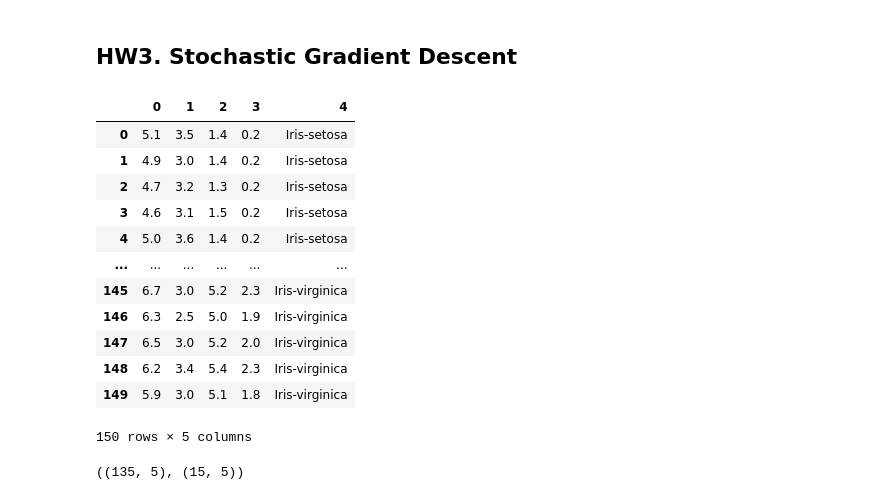
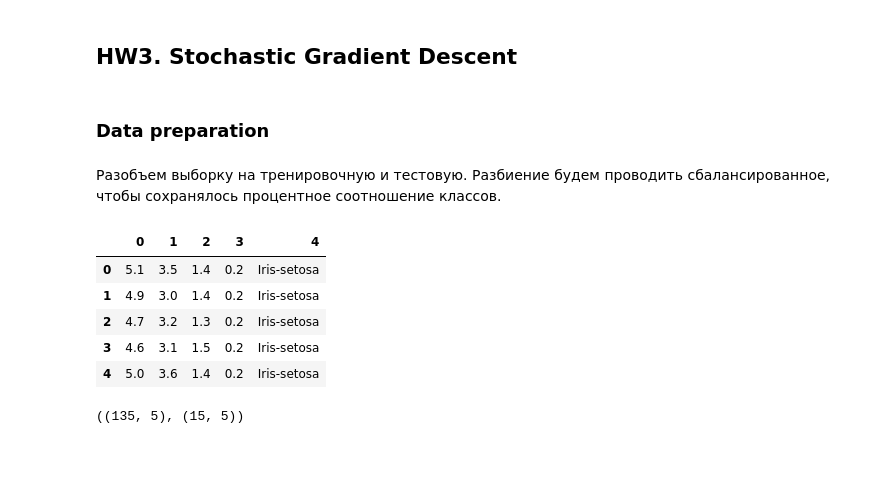
Before and after one commit to Jeniamakarchik/ML_2_part, a Jupyter notebook: HW_3/HW3_gradient_descent.ipynb, the cells around one changed output. Drawn from its saved outputs; the diff is of its cells as text; code cells hidden in the pictures; blank space fills up the shorter version.

```diff
--- a/HW_3/HW3_gradient_descent.ipynb
+++ b/HW_3/HW3_gradient_descent.ipynb
@@ -9,20 +13,16 @@ from sklearn.model_selection import train_test_split
+# %% [markdown]
+### Data preparation
+# %% [markdown]
+Разобъем выборку на тренировочную и тестовую. Разбиение будем проводить сбалансированное, чтобы сохранялось процентное соотношение классов.
 # %%
 classes = ('Iris-setosa', 'Iris-versicolor', 'Iris-virginica')
 # %%
 data = pd.read_csv('iris.data', header=None)
+data.head()
+# %% [output]
+|  | 0 | 1 | 2 | 3 | 4 |
+| 0 | 5.1 | 3.5 | 1.4 | 0.2 | Iris-setosa |
+| 1 | 4.9 | 3.0 | 1.4 | 0.2 | Iris-setosa |
+| 2 | 4.7 | 3.2 | 1.3 | 0.2 | Iris-setosa |
+| 3 | 4.6 | 3.1 | 1.5 | 0.2 | Iris-setosa |
+| 4 | 5.0 | 3.6 | 1.4 | 0.2 | Iris-setosa |
-# %%
-data
-# %% [output]
-|  | 0 | 1 | 2 | 3 | 4 |
-| 0 | 5.1 | 3.5 | 1.4 | 0.2 | Iris-setosa |
-| 1 | 4.9 | 3.0 | 1.4 | 0.2 | Iris-setosa |
-| 2 | 4.7 | 3.2 | 1.3 | 0.2 | Iris-setosa |
-| 3 | 4.6 | 3.1 | 1.5 | 0.2 | Iris-setosa |
-| 4 | 5.0 | 3.6 | 1.4 | 0.2 | Iris-setosa |
-| ... | ... | ... | ... | ... | ... |
-| 145 | 6.7 | 3.0 | 5.2 | 2.3 | Iris-virginica |
-| 146 | 6.3 | 2.5 | 5.0 | 1.9 | Iris-virginica |
-| 147 | 6.5 | 3.0 | 5.2 | 2.0 | Iris-virginica |
-| 148 | 6.2 | 3.4 | 5.4 | 2.3 | Iris-virginica |
-| 149 | 5.9 | 3.0 | 5.1 | 1.8 | Iris-virginica |
-150 rows × 5 columns
```
Also changed, not shown: parts of 23 cells of this notebook, 5 other files.
